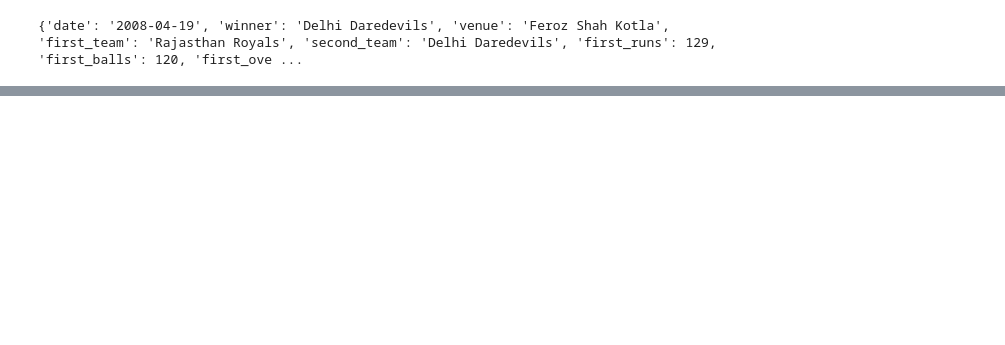
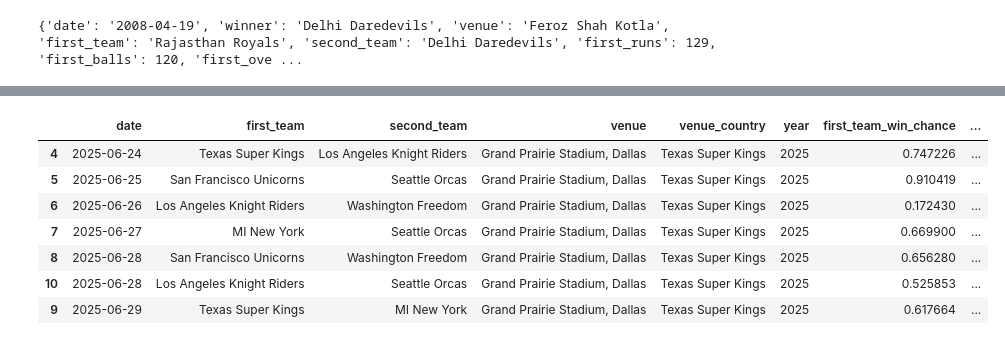
Before and after one commit to Hackquantumcpp/cricket-elo, a Jupyter notebook: mlc-updates-predictions.ipynb, the cells around one changed output, grey strips where cells are left out. Saved outputs shown, nothing was run; the diff lists cells and outputs as text; code cells hidden in the pictures; blank space fills up the shorter version.

```diff
--- a/mlc-updates-predictions.ipynb
+++ b/mlc-updates-predictions.ipynb
@@ -744,0 +613,6 @@ upcoming_disp.to_csv('upcoming_display.csv')
+# %%
+upcoming = pd.read_csv('upcoming-mlc-matches-2025-dallas.csv')
+upcoming['venue_country'] = upcoming['venue'].map(lambda x: grounds_to_home[x])
+upcoming['date'] = pd.DatetimeIndex(upcoming['date'])
+upcoming = upcoming.sort_values(by=['date'], ascending=True)
+upcoming.head()
@@ -744,0 +713,18 @@ upcoming_disp.to_csv('upcoming_display.csv')
+# %%
+upcoming_disp = upcoming.copy()
+upcoming_disp['Match'] = upcoming_disp.apply(lambda x: abbrs[x['first_team']] + ' v. ' + abbrs[x['second_team']], axis=1)
+upcoming_disp['Odds'] = upcoming_disp.apply(lambda x: str(int(np.round(max(x['first_team_win_chance'], x['second_team_win_chance']) * 100, 0))) +
+                                                         '% ' + str((abbrs[x['first_team']] if x['first_team_win_chance'] > x['second_team_win_chance']
+                                                                else abbrs[x['second_team']])), axis=1)
+upcoming_disp['Predicted Winner'] = upcoming_disp.apply(lambda x: (abbrs[x['first_team']] if x['first_team_win_chance'] > x['second_team_win_chance']
+                                                                else abbrs[x['second_team']]), axis=1)
+upcoming_disp
+# %% [output]
+|  | date | first_team | second_team | venue | venue_country | year | first_team_win_chance | ... |
+| 4 | 2025-06-24 | Texas Super Kings | Los Angeles Knight Riders | Grand Prairie Stadium, Dallas | Texas Super Kings | 2025 | 0.747226 | ... |
+| 5 | 2025-06-25 | San Francisco Unicorns | Seattle Orcas | Grand Prairie Stadium, Dallas | Texas Super Kings | 2025 | 0.910419 | ... |
+| 6 | 2025-06-26 | Los Angeles Knight Riders | Washington Freedom | Grand Prairie Stadium, Dallas | Texas Super Kings | 2025 | 0.172430 | ... |
+| 7 | 2025-06-27 | MI New York | Seattle Orcas | Grand Prairie Stadium, Dallas | Texas Super Kings | 2025 | 0.669900 | ... |
+| 8 | 2025-06-28 | San Francisco Unicorns | Washington Freedom | Grand Prairie Stadium, Dallas | Texas Super Kings | 2025 | 0.656280 | ... |
+| 10 | 2025-06-28 | Los Angeles Knight Riders | Seattle Orcas | Grand Prairie Stadium, Dallas | Texas Super Kings | 2025 | 0.525853 | ... |
+| 9 | 2025-06-29 | Texas Super Kings | MI New York | Grand Prairie Stadium, Dallas | Texas Super Kings | 2025 | 0.617664 | ... |
```
Also changed, not shown: parts of 33 cells of this notebook, 6 other files.
